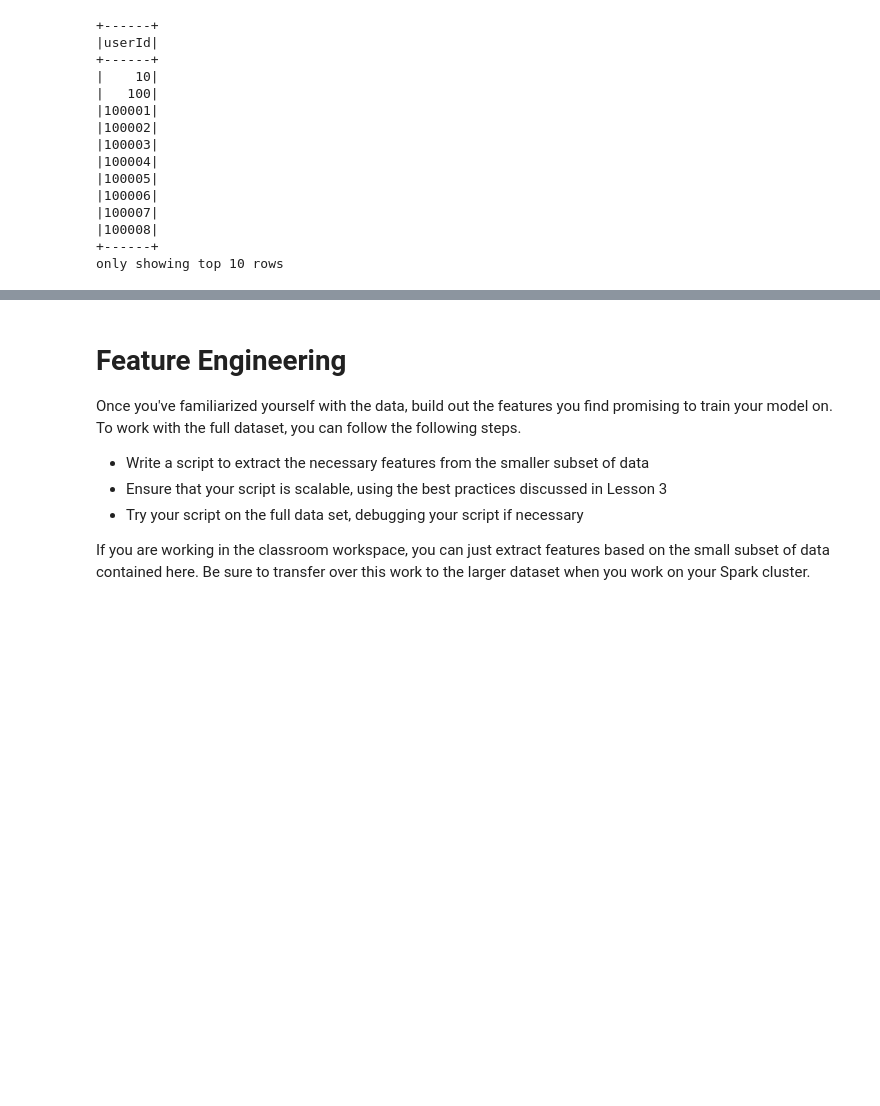
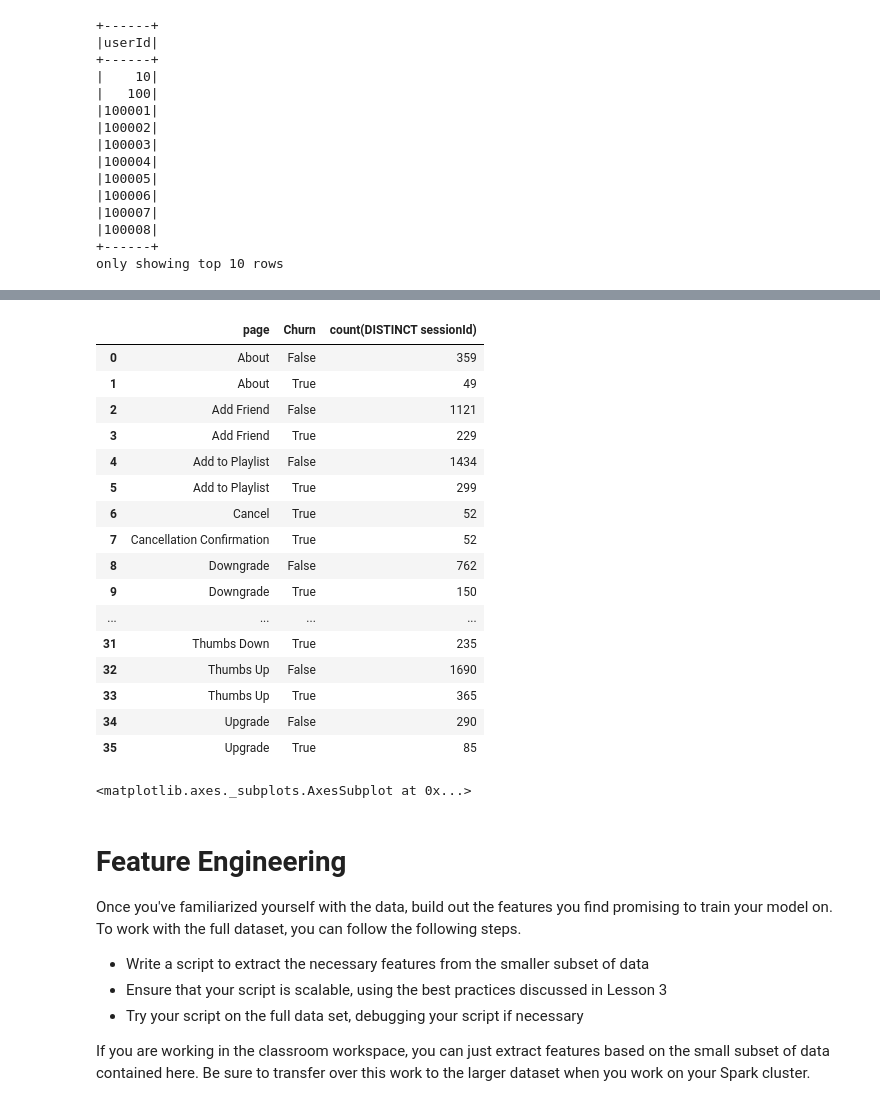
Before and after one commit to KashiNawaz/Udacity_DataScientist-_Nanodegree, a Jupyter notebook: Data Scientist Nanodegree/Capstone Project/Sparkify.ipynb, the cells around one changed output, grey strips where cells are left out. Saved outputs shown, nothing was run; the diff lists cells and outputs as text; code cells hidden in the pictures; blank space fills up the shorter version.

```diff
--- a/Data Scientist Nanodegree/Capstone Project/Sparkify.ipynb
+++ b/Data Scientist Nanodegree/Capstone Project/Sparkify.ipynb
@@ -82,3 +165,29 @@ Once you've defined churn, perform some exploratory data analysis to observe the
+# %%
+activity = df.groupby(df.page, df.Churn).agg(countDistinct('sessionId')).sort('page', 'Churn').toPandas()
+activity
+# %% [output]
+|  | page | Churn | count(DISTINCT sessionId) |
+| 0 | About | False | 359 |
+| 1 | About | True | 49 |
+| 2 | Add Friend | False | 1121 |
+| 3 | Add Friend | True | 229 |
+| 4 | Add to Playlist | False | 1434 |
+| 5 | Add to Playlist | True | 299 |
+| 6 | Cancel | True | 52 |
+| 7 | Cancellation Confirmation | True | 52 |
+| 8 | Downgrade | False | 762 |
+| 9 | Downgrade | True | 150 |
+| ... | ... | ... | ... |
+| 31 | Thumbs Down | True | 235 |
+| 32 | Thumbs Up | False | 1690 |
+| 33 | Thumbs Up | True | 365 |
+| 34 | Upgrade | False | 290 |
+| 35 | Upgrade | True | 85 |
+# %%
+plt.rcParams["figure.figsize"] = (25,15)
+sns.barplot(data = activity, x = 'page', y = 'count(DISTINCT sessionId)',hue='Churn')
+# %% [output]
+<matplotlib.axes._subplots.AxesSubplot at 0x...>
 # %% [markdown]
 # Feature Engineering
 Once you've familiarized yourself with the data, build out the features you find promising to train your model on. To work with the full dataset, you can follow the following steps.
```
Also changed, not shown: parts of 17 cells of this notebook.
